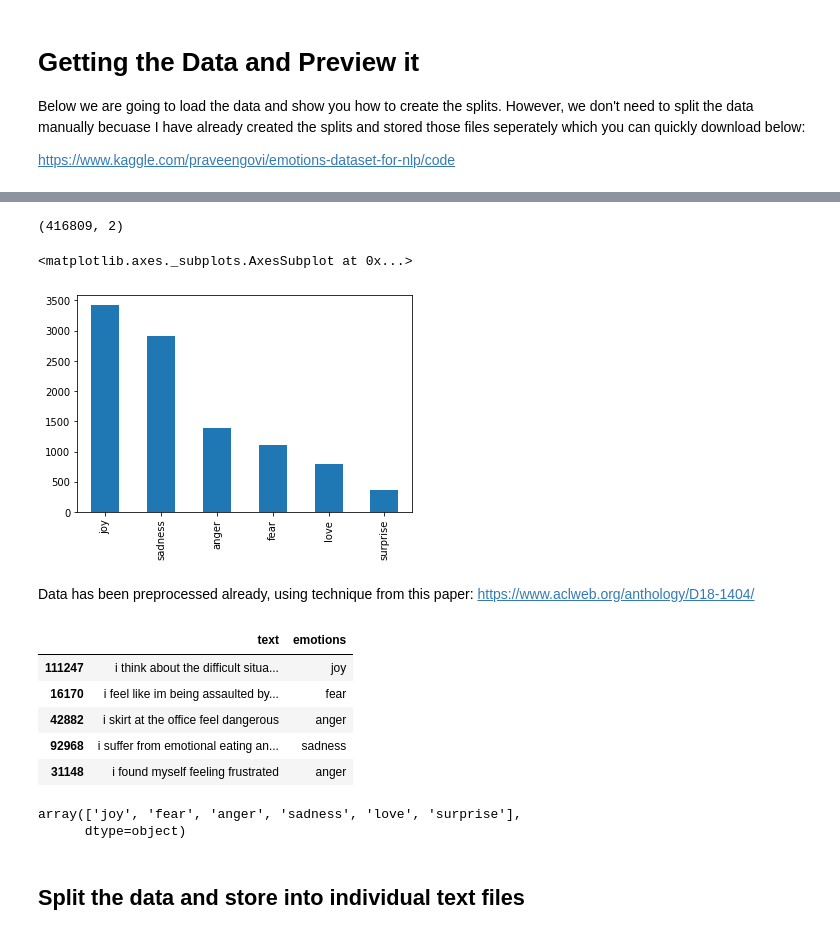
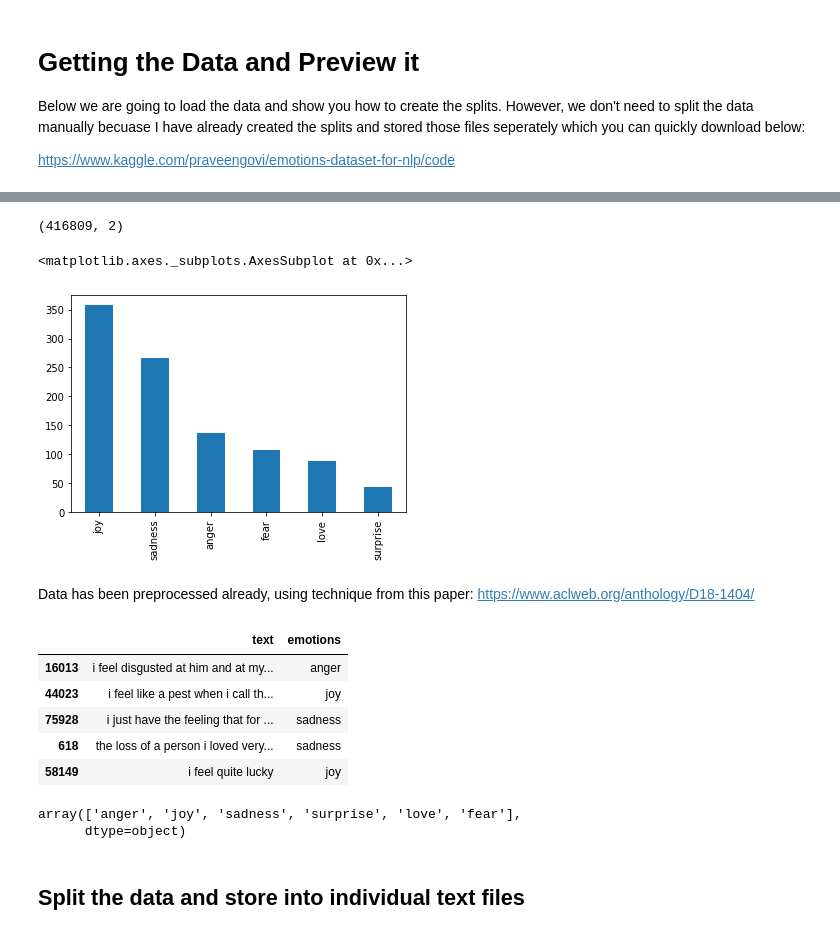
Before and after one commit to OlegBEZb/emotion_classification, a Jupyter notebook: transformers_doc/tensorflow/training.ipynb, the cells around one changed output, grey strips where cells are left out. Cells and saved outputs as stored; diff of their text form; code cells hidden in the pictures.

```diff
--- a/transformers_doc/tensorflow/training.ipynb
+++ b/transformers_doc/tensorflow/training.ipynb
@@ -56,38 +56,38 @@ def load_from_pickle(directory):
 # %%
 data = load_from_pickle(directory="merged_training.pkl")
 
 ## emotion labels
 label2int = {
   "sadness": 0,
   "joy": 1,
   "love": 2,
   "anger": 3,
   "fear": 4,
   "surprise": 5
 }
 
 data = data[data["emotions"].isin(label2int.keys())]
 
 print(data.shape)
 
-data = data.sample(n=10000);
+data = data.sample(n=1000);
 
 data.emotions.value_counts().plot.bar()
 # %% [output]
 (416809, 2)
 <matplotlib.axes._subplots.AxesSubplot at 0x...>
-[figure, old version]
+[figure, new version]
 # %% [markdown]
 Data has been preprocessed already, using technique from this paper: https://www.aclweb.org/anthology/D18-1404/
 # %%
 data.head()
 # %% [output]
 |  | text | emotions |
-| 111247 | i think about the difficult situa... | joy |
-| 16170 | i feel like im being assaulted by... | fear |
-| 42882 | i skirt at the office feel dangerous | anger |
-| 92968 | i suffer from emotional eating an... | sadness |
-| 31148 | i found myself feeling frustrated | anger |
+| 16013 | i feel disgusted at him and at my... | anger |
+| 44023 | i feel like a pest when i call th... | joy |
+| 75928 | i just have the feeling that for ... | sadness |
+| 618 | the loss of a person i loved very... | sadness |
+| 58149 | i feel quite lucky | joy |
 # %%
 ## reset index
 data.reset_index(drop=True, inplace=True)
@@ -95,7 +95,7 @@ data.reset_index(drop=True, inplace=True)
 ## check unique emotions in the dataset
 data.emotions.unique()
 # %% [output]
-array(['joy', 'fear', 'anger', 'sadness', 'love', 'surprise'],
+array(['anger', 'joy', 'sadness', 'surprise', 'love', 'fear'],
       dtype=object)
 # %% [markdown]
 ## Split the data and store into individual text files
```
Also changed, not shown: parts of 18 cells of this notebook.
